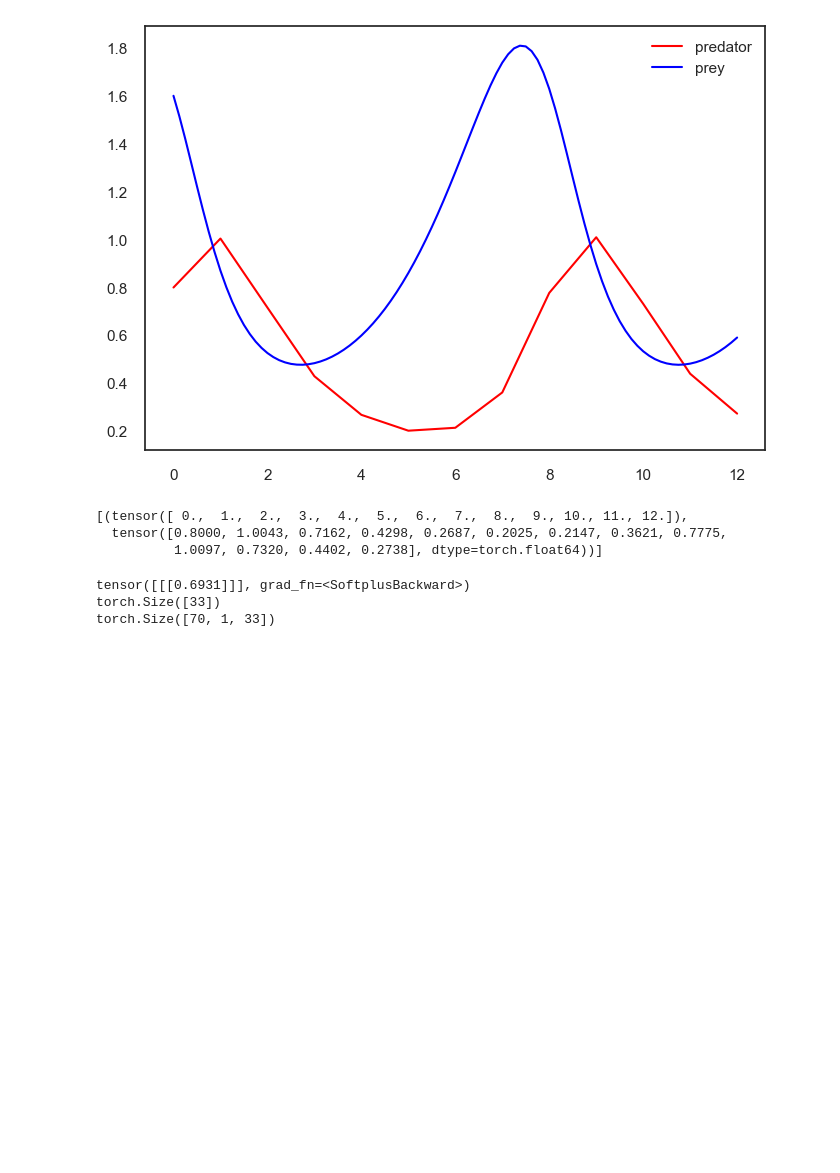
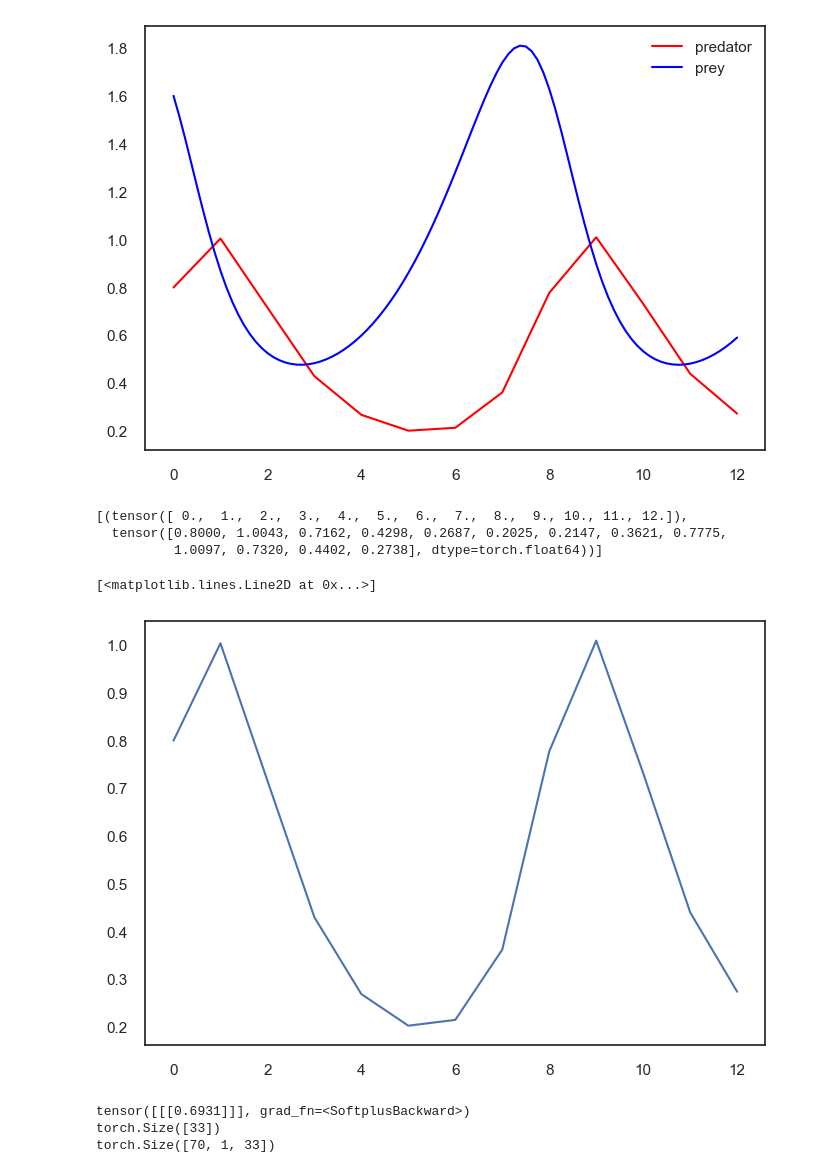
Before and after one commit to eirikbaekkelund/Dissertation, a Jupyter notebook: examples/docs/nonlinear_lfm.ipynb, the cells around one changed output. Drawn from its saved outputs; the diff is of its cells as text; code cells hidden in the pictures; blank space fills up the shorter version.

```diff
--- a/examples/docs/nonlinear_lfm.ipynb
+++ b/examples/docs/nonlinear_lfm.ipynb
@@ -105,6 +105,11 @@ class LotkaVolterra(OrdinaryLFM):
 
     def G(self, f):
         return softplus(f).repeat(1, self.num_outputs, 1)
+# %%
+plt.plot(dataset[0][1])
+# %% [output]
+[<matplotlib.lines.Line2D at 0x...>]
+[figure, added]
 # %%
 use_natural = False
 config = VariationalConfiguration(num_samples=70)
```
Also changed, not shown: 7 other files.
